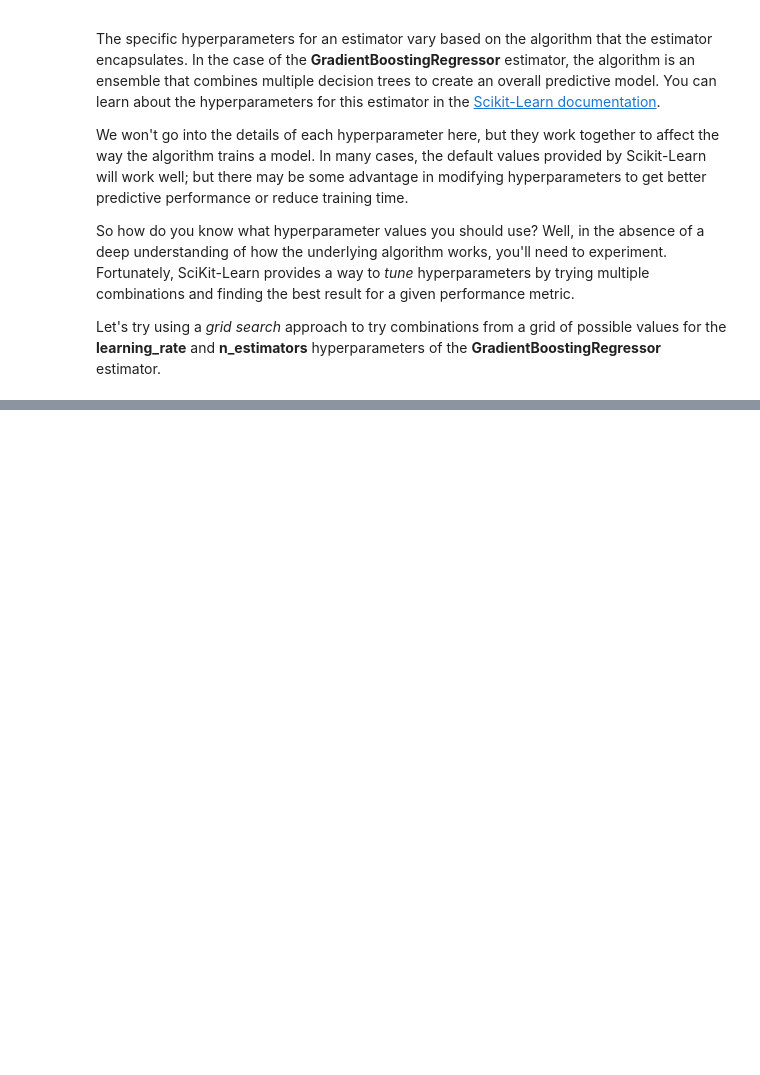
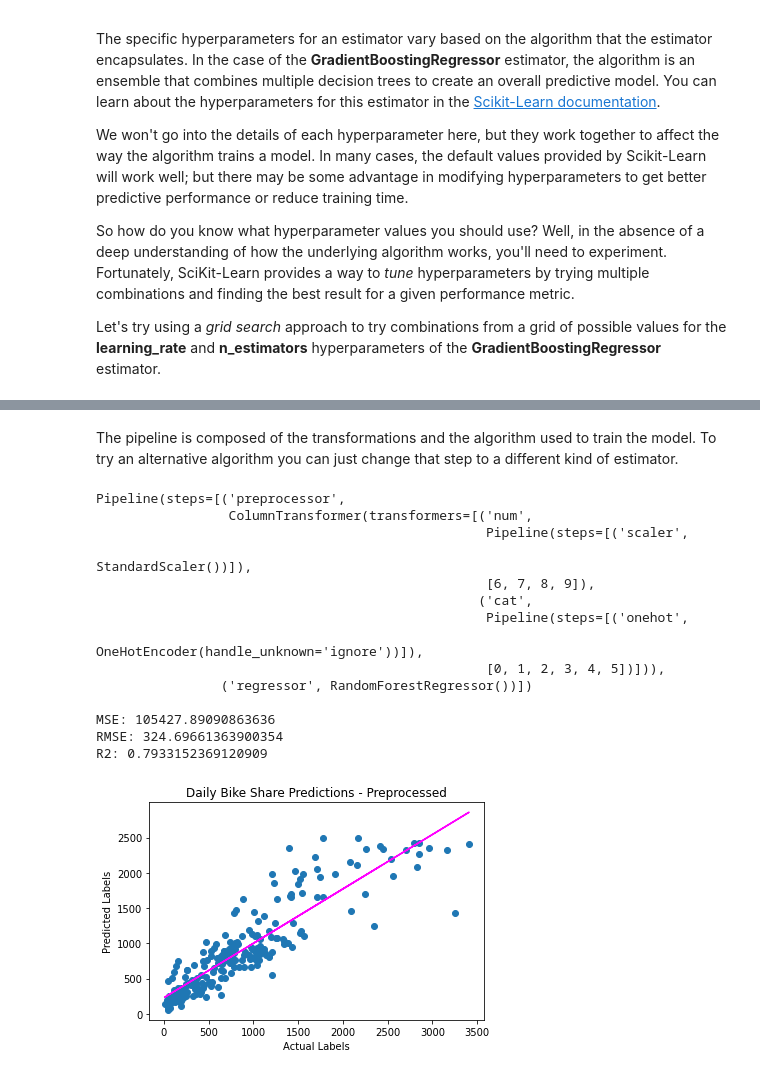
Before and after one commit to Aduzona/Machine_Learning, a Jupyter notebook: 7_Train_and_evaluate_regression_models/7_Optimize_and_save_models.ipynb, the cells around one changed output, grey strips where cells are left out. Saved outputs shown, nothing was run; the diff lists cells and outputs as text; code cells hidden in the pictures; blank space fills up the shorter version.

```diff
--- a/7_Train_and_evaluate_regression_models/7_Optimize_and_save_models.ipynb
+++ b/7_Train_and_evaluate_regression_models/7_Optimize_and_save_models.ipynb
@@ -105,0 +297,48 @@ Let's try using a *grid search* approach to try combinations from a grid of poss
+# %% [markdown]
+The pipeline is composed of the transformations and the algorithm used to train the model. To try an alternative algorithm you can just change that step to a different kind of estimator.
+# %%
+# Use a different estimator in the pipeline
+pipeline = Pipeline(steps=[('preprocessor', preprocessor),
+                           ('regressor', RandomForestRegressor())])
+
+
+# fit the pipeline to train a linear regression model on the training set
+model = pipeline.fit(X_train, (y_train))
+print (model, "\n")
+
+# Get predictions
+predictions = model.predict(X_test)
+
+# Display metrics
+mse = mean_squared_error(y_test, predictions)
+print("MSE:", mse)
+rmse = np.sqrt(mse)
+print("RMSE:", rmse)
+r2 = r2_score(y_test, predictions)
+print("R2:", r2)
+
+# Plot predicted vs actual
+plt.scatter(y_test, predictions)
+plt.xlabel('Actual Labels')
+plt.ylabel('Predicted Labels')
+plt.title('Daily Bike Share Predictions - Preprocessed')
+z = np.polyfit(y_test, predictions, 1)
+p = np.poly1d(z)
+plt.plot(y_test,p(y_test), color='magenta')
+plt.show()
+# %% [output]
+Pipeline(steps=[('preprocessor',
+                 ColumnTransformer(transformers=[('num',
+                                                  Pipeline(steps=[('scaler',
+                                                                   StandardScaler())]),
+                                                  [6, 7, 8, 9]),
+                                                 ('cat',
+                                                  Pipeline(steps=[('onehot',
+                                                                   OneHotEncoder(handle_unknown='ignore'))]),
+                                                  [0, 1, 2, 3, 4, 5])])),
+                ('regressor', RandomForestRegressor())])
+
+MSE: 105427.89090863636
+RMSE: 324.69661363900354
+R2: 0.7933152369120909
+[figure, added]
```
Also changed, not shown: parts of 18 cells of this notebook, 4 other files.
